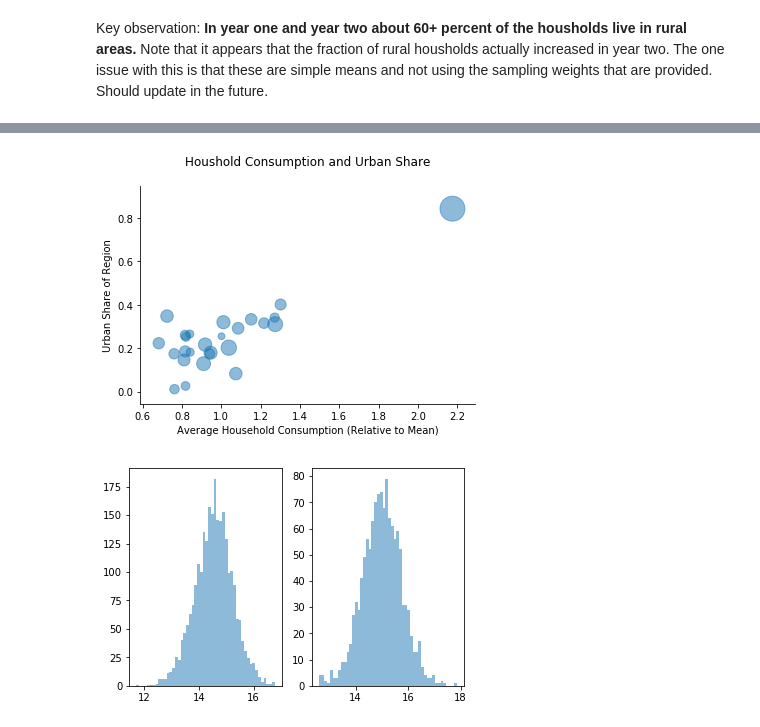
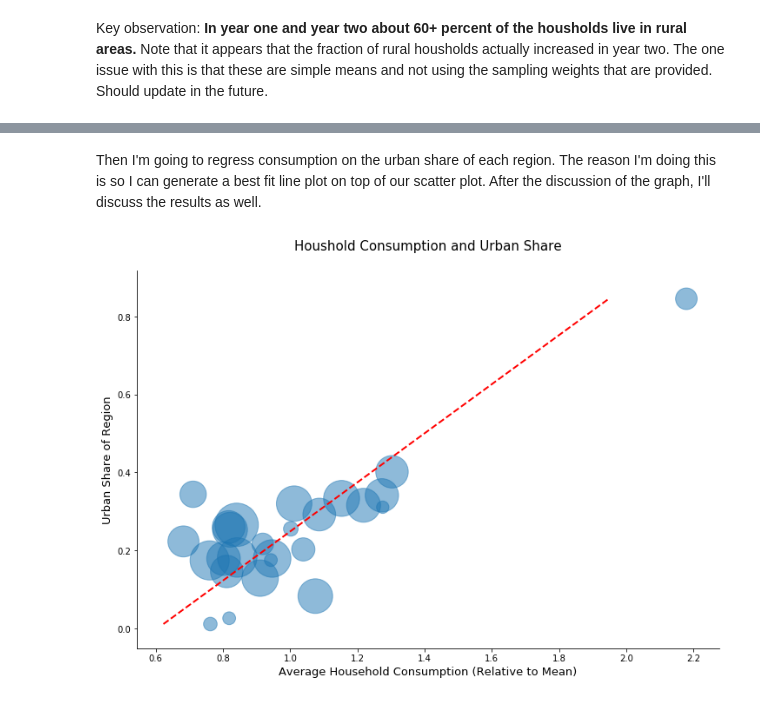
Before and after one commit to mwaugh0328/Data_Bootcamp_Fall_2017, a Jupyter notebook: final_project/tanzania_track.ipynb, the cells around one changed output, grey strips where cells are left out. Drawn from its saved outputs; the diff is of its cells as text; code cells hidden in the pictures.

```diff
--- a/final_project/tanzania_track.ipynb
+++ b/final_project/tanzania_track.ipynb
@@ -259,39 +303,47 @@ demo_tanz.urbam_num.mean()
+# %%
+year = "_y2"
+
+grouped = tanz.groupby(("region" + year)) # Groupby region and year
+
+avg_reg_cons = grouped["expmR" + year].sum() / grouped["adulteq"+ year].sum() # Average consumption
+
+avg_reg_cons = avg_reg_cons/avg_reg_cons.mean() # Normalize it relative to the aggregate mean
+
+frac_rural = grouped["num_urban" + year].mean() # regional rural urbanization
+
+frac_urban = 1-frac_rural
+
+size = 0.50*grouped["hhweight"+ year].mean() # How important different regions are
+# %% [markdown]
+Then I'm going to regress consumption on the urban share of each region. The reason I'm doing this is so I can generate a best fit line plot on top of our scatter plot. After the discussion of the graph, I'll discuss the results as well.
+# %%
+data = pd.concat([avg_reg_cons, frac_urban], axis = 1) # Create a dataframe
+
+data.columns = ["avg_reg_cons", "frac_urban"] # rename the columns so this makesense
+
+results = smf.ols('''avg_reg_cons ~ frac_urban''',
+                  data= data).fit()  # Then use stats models to estimate the linear relationship
 # %%
-grouped = demo_tanz.groupby("region")
+fig, ax = plt.subplots(figsize = (12,8))
 
-test = grouped.expmR.sum()/grouped.adulteq.sum()
+ax.scatter(data.avg_reg_cons, data.frac_urban, s = size, alpha = 0.50)
 
-frac_rural = grouped.urbam_num.mean()
+ax.set_title("Houshold Consumption and Urban Share\n", fontsize = 15)
+ax.set_ylabel("Urban Share of Region", fontsize = 13)
+ax.set_xlabel("Average Household Consumption (Relative to Mean)", fontsize = 13)
 
-size = grouped.expmR.count()
+##### Now plot the best fit line
 
-#print(size)
+pred = results.predict(exog = data["frac_urban"].sort_values())
 
-fig, ax = plt.subplots()
+ax.plot(pred, data["frac_urban"].sort_values(),
+        color = 'r', linewidth = 2.0, linestyle = "dashed", label = "Best Fit Line")
 
-ax.scatter(test/test.mean(),frac_rural,s = size,alpha = 0.50)
-
-ax.set_title("Houshold Consumption and Urban Share\n")
-ax.set_ylabel("Urban Share of Region")
-ax.set_xlabel("Average Household Consumption (Relative to Mean)")
+##### Make it look nice
 
 ax.spines["right"].set_visible(False)
 ax.spines["top"].set_visible(False)
 
 plt.show()
-
-#print(frac_rural)
 # %% [output]
-[figure, old version]
+[figure, new version]
-# %%
-fig, ax = plt.subplots(1,2)
-
-log_cons = np.log(demo_tanz["expmR"].dropna()) - np.log(demo_tanz["adulteq"].dropna())
-
-ax[0].hist(np.log(grouped.get_group("Rural").expmR.dropna()), bins = 50, alpha = 0.5)
-
-ax[1].hist(np.log(grouped.get_group("Urban").expmR.dropna()), bins = 50, alpha = 0.5)
-
-plt.show()
-# %% [output]
-[figure, removed]
```
Also changed, not shown: parts of 41 cells of this notebook, 2 other files.
